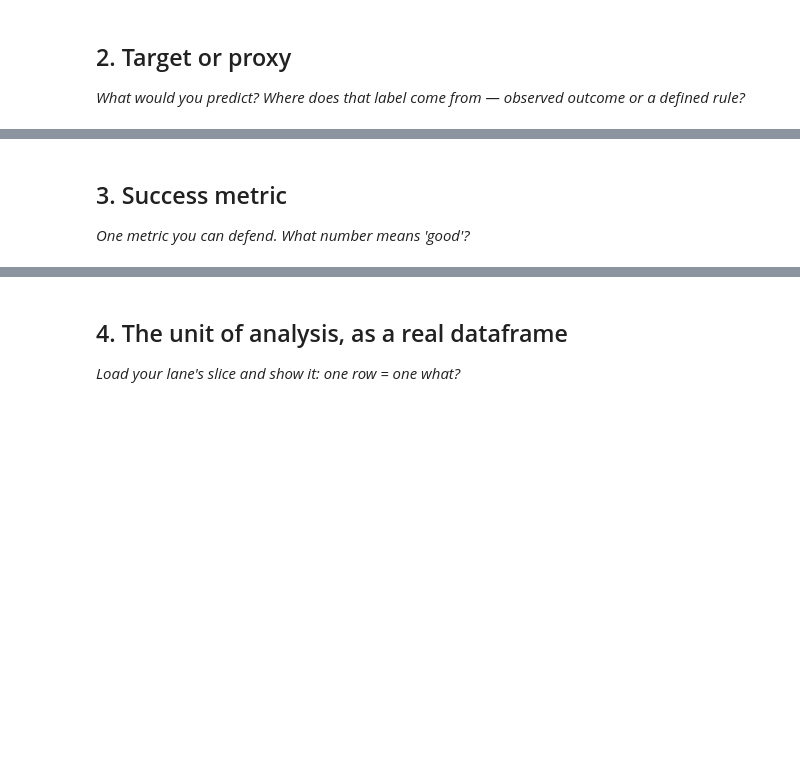
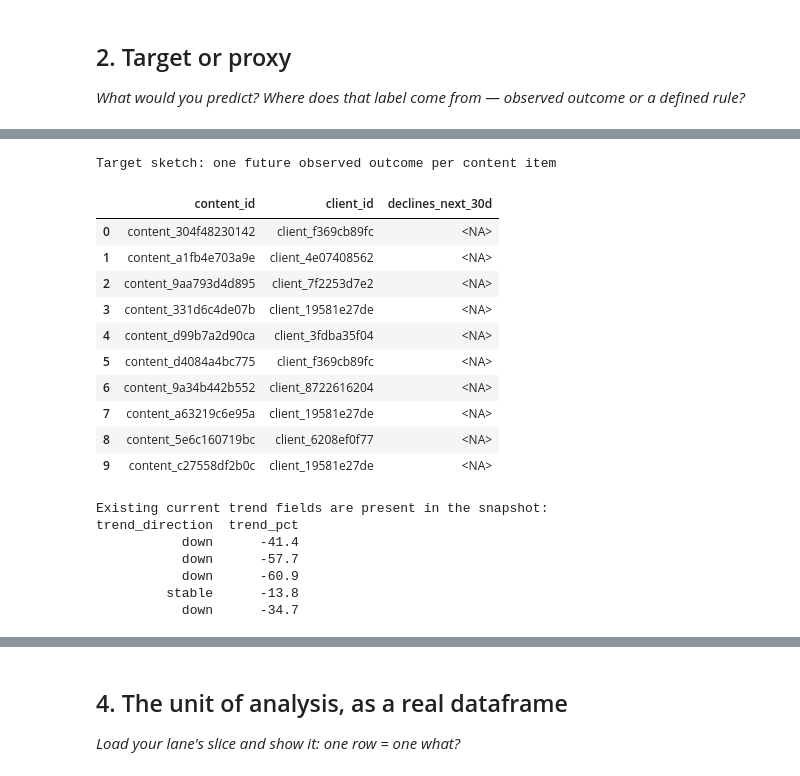
Before and after one commit to Kifayat-Sayed/flyrank-ml-internship1, a Jupyter notebook: work/notebooks/w02_ml_task_framing.ipynb, the cells around one changed output, grey strips where cells are left out. Cells and saved outputs as stored; diff of their text form; code cells hidden in the pictures; blank space fills up the shorter version.

```diff
--- a/work/notebooks/w02_ml_task_framing.ipynb
+++ b/work/notebooks/w02_ml_task_framing.ipynb
@@ -20,7 +61,32 @@ This skeleton is yours to fill. Work the sections **in order** — each one has
 # %%
 # This cell is for CODE (numbers, a query, a check).
 # Write your text answer in the cell ABOVE this one — typing sentences here breaks Run All.
+# Sketch the target column without pretending that the starter snapshot contains future outcomes.
+target_sketch = data[["content_id", "client_id"]].head(10).copy()
+target_sketch["declines_next_30d"] = pd.Series([pd.NA] * len(target_sketch), dtype="boolean")
+
+print("Target sketch: one future observed outcome per content item")
+display(target_sketch)
+
+print("\nExisting current trend fields are present in the snapshot:")
+print(data[["trend_direction", "trend_pct"]].head().to_string(index=False))
+# %% [output]
+Target sketch: one future observed outcome per content item
+|  | content_id | client_id | declines_next_30d |
+| 0 | content_304f48230142 | client_f369cb89fc | <NA> |
+| 1 | content_a1fb4e703a9e | client_4e07408562 | <NA> |
+| 2 | content_9aa793d4d895 | client_7f2253d7e2 | <NA> |
+| 3 | content_331d6c4de07b | client_19581e27de | <NA> |
+| 4 | content_d99b7a2d90ca | client_3fdba35f04 | <NA> |
+| 5 | content_d4084a4bc775 | client_f369cb89fc | <NA> |
+| 6 | content_9a34b442b552 | client_8722616204 | <NA> |
+| 7 | content_a63219c6e95a | client_19581e27de | <NA> |
+| 8 | content_5e6c160719bc | client_6208ef0f77 | <NA> |
+| 9 | content_c27558df2b0c | client_19581e27de | <NA> |
+Existing current trend fields are present in the snapshot:
+trend_direction  trend_pct
+           down      -41.4
+           down      -57.7
+           down      -60.9
+         stable      -13.8
+           down      -34.7
-# %% [markdown]
-## 3. Success metric
-
-*One metric you can defend. What number means 'good'?*
```
Also changed, not shown: parts of 12 cells of this notebook.
